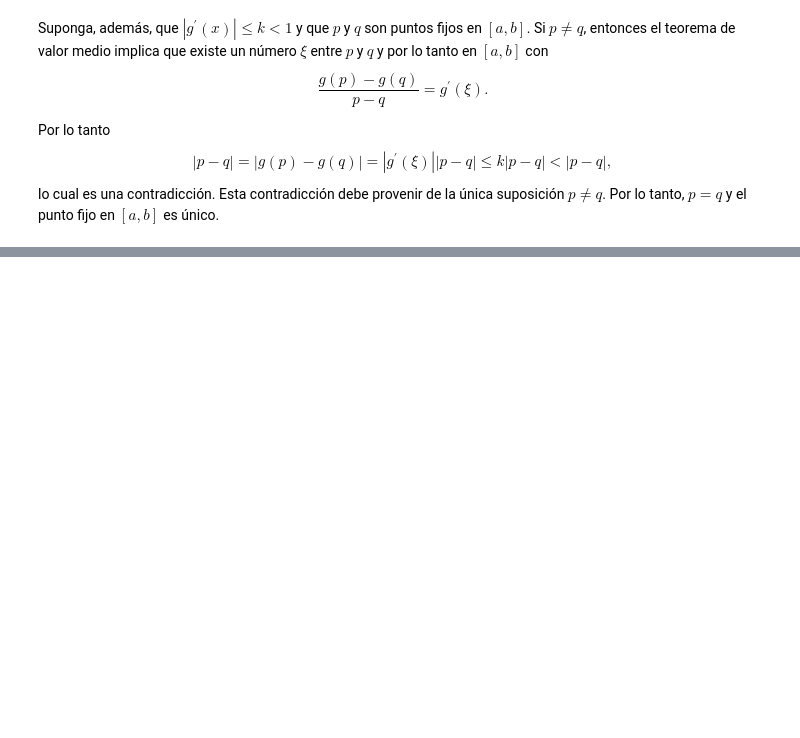
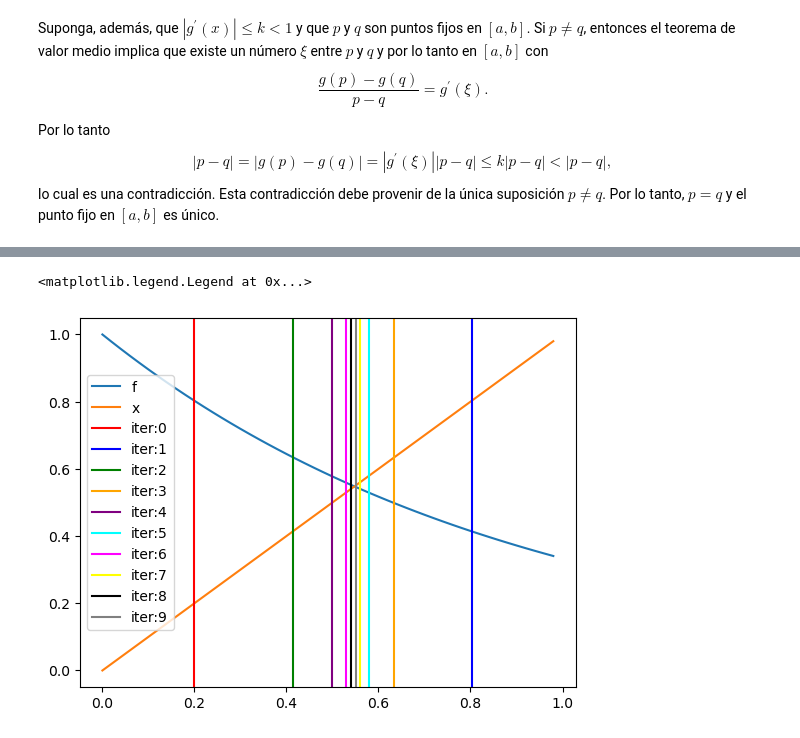
Before and after one commit to Things-I-learn/Analisis-Numerico-2024, a Jupyter notebook: punto_fijo.ipynb, the cells around one changed output, grey strips where cells are left out. Saved outputs shown, nothing was run; the diff lists cells and outputs as text; code cells hidden in the pictures; blank space fills up the shorter version.

```diff
--- a/punto_fijo.ipynb
+++ b/punto_fijo.ipynb
@@ -109,0 +168,17 @@ lo cual es una contradicción. Esta contradicción debe provenir de la única su
+# %%
+def punto_fijo_list(f,p_0, TOL = 1e-5, iter = 10)->tuple[int, int, list]:
+    "Salida: (iter, ans)"
+    i = 0
+    l = list()
+    while i<iter:
+        p = f(p_0); l.append(p_0)
+        if abs(p - p_0)<TOL: return (i,p)
+        i +=1
+        p_0 = p
+    return (i, p, l)
+# %%
+f = lambda x: 3**(-x)
+p_0 = 0.2
+i, ans, lista = punto_fijo_list(f, p_0)
+
+lista
@@ -109,0 +196,16 @@ lo cual es una contradicción. Esta contradicción debe provenir de la única su
+# %%
+f = lambda x: 3**(-x)
+r = lambda x: x
+a, b = 0, 1
+xs = np.arange(a,b, 0.02)
+plt.plot(xs, f(xs), label = "f")
+plt.plot(xs,r(xs), label = "x")
+
+colores = ['red', 'blue', 'green', 'orange', 'purple', 'cyan', 'magenta', 'yellow', 'black', 'gray']
+
+for i,aprox in enumerate (lista):
+    plt.axvline(aprox, label= f"iter:{i}", color=colores[i % len(colores)])
+plt.legend()
+# %% [output]
+<matplotlib.legend.Legend at 0x...>
+[figure, added]
```
Also changed, not shown: parts of 34 cells of this notebook.
